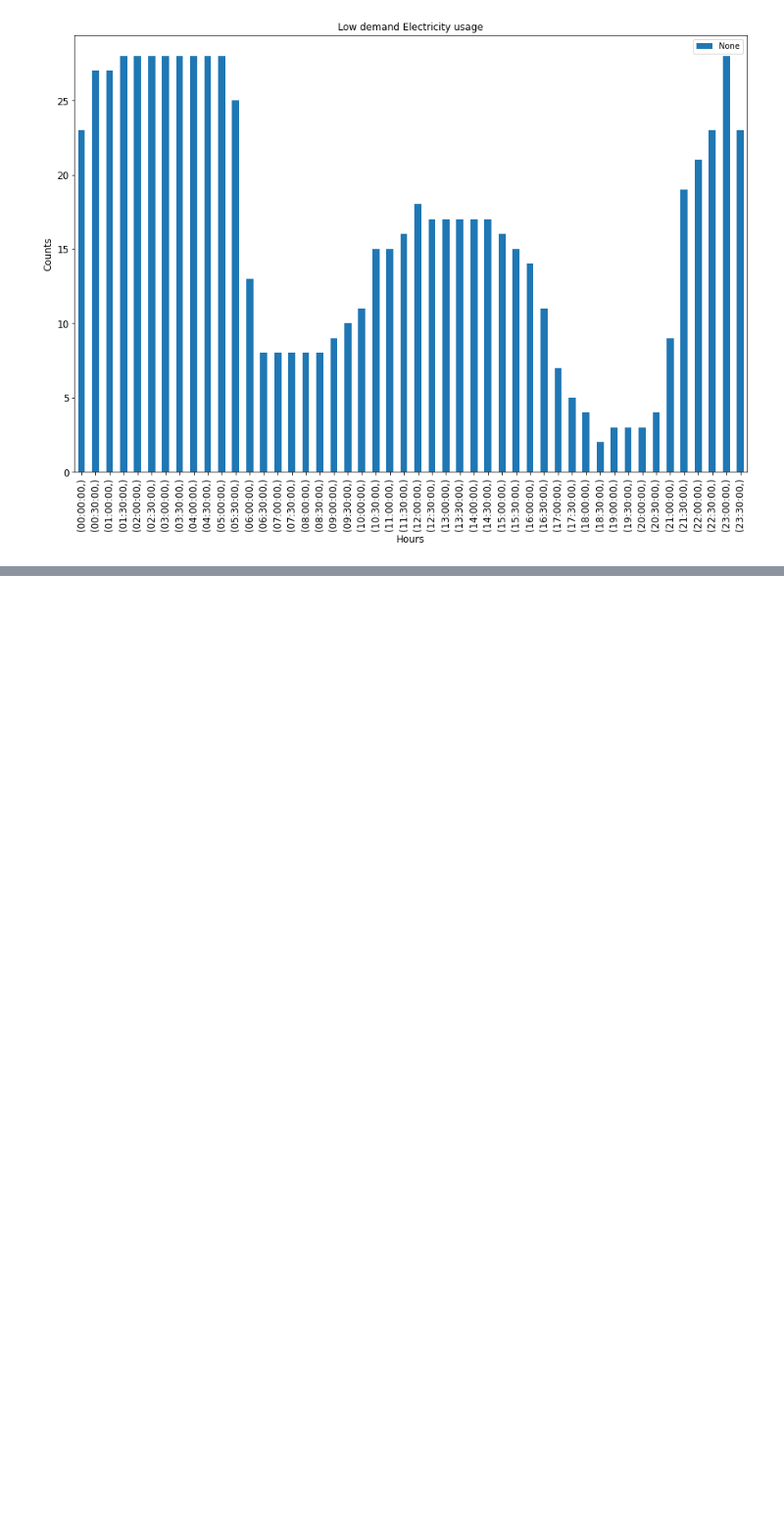
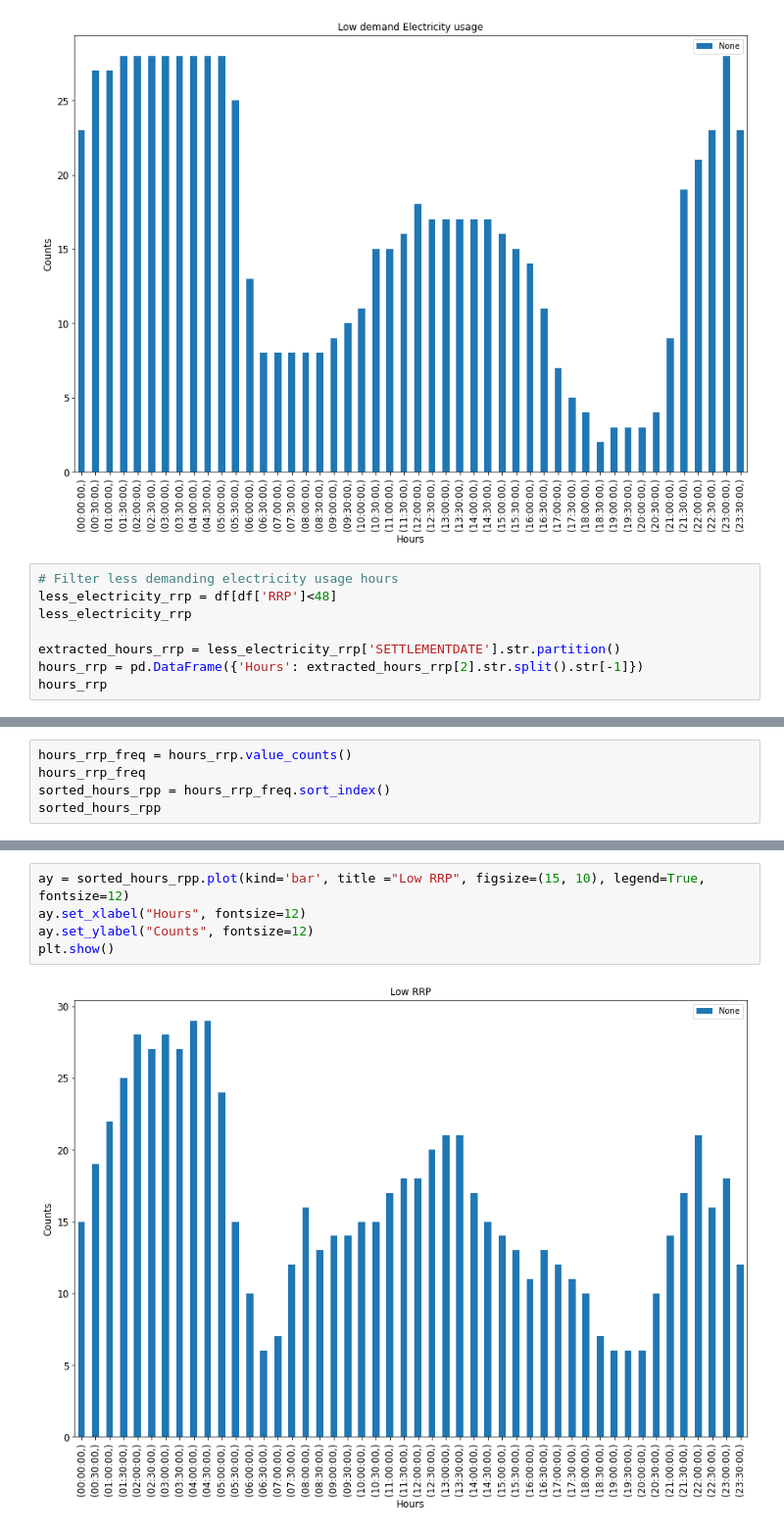
Before and after one commit to gaz22/datathon-melbourne-2020, a Jupyter notebook: Datathon-Melbourne-2020.ipynb, the cells around one changed output, grey strips where cells are left out. Shown at 98% size. Cells and saved outputs as stored; diff of their text form; blank space fills up the shorter version.

Commit message:
temp(comparison) demand comparison 2019 and 2020

```diff
--- a/Datathon-Melbourne-2020.ipynb
+++ b/Datathon-Melbourne-2020.ipynb
@@ -137,3 +139,11 @@ ax.set_ylabel("Counts", fontsize=12)
 plt.show()
 # %% [output]
 [figure]
+# %%
+# Filter less demanding electricity usage hours
+less_electricity_rrp = df[df['RRP']<48]
+less_electricity_rrp
+
+extracted_hours_rrp = less_electricity_rrp['SETTLEMENTDATE'].str.partition()
+hours_rrp = pd.DataFrame({'Hours': extracted_hours_rrp[2].str.split().str[-1]})
+hours_rrp
@@ -139,0 +164,5 @@ plt.show()
+# %%
+hours_rrp_freq = hours_rrp.value_counts()
+hours_rrp_freq
+sorted_hours_rpp = hours_rrp_freq.sort_index()
+sorted_hours_rpp
@@ -139,0 +187,7 @@ plt.show()
+# %%
+ay = sorted_hours_rpp.plot(kind='bar', title ="Low RRP", figsize=(15, 10), legend=True, fontsize=12)
+ay.set_xlabel("Hours", fontsize=12)
+ay.set_ylabel("Counts", fontsize=12)
+plt.show()
+# %% [output]
+[figure, added]
```
Also changed, not shown: parts of 7 cells of this notebook, 38 other files.
